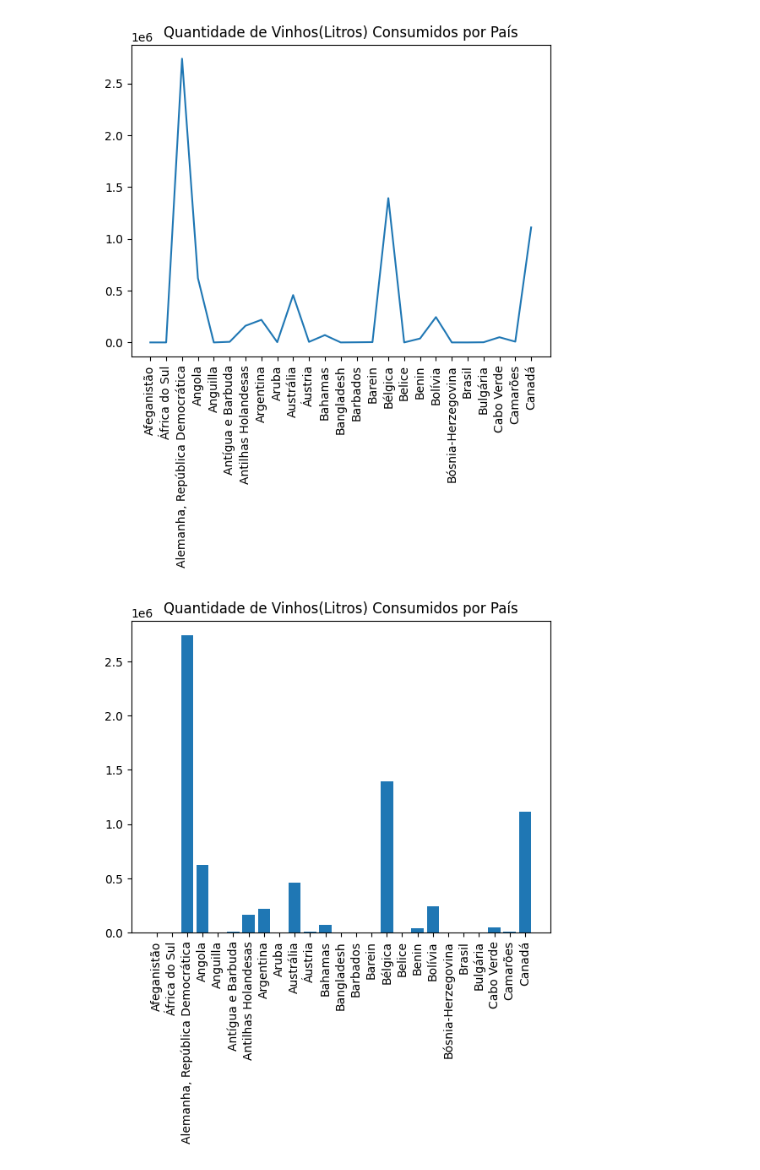
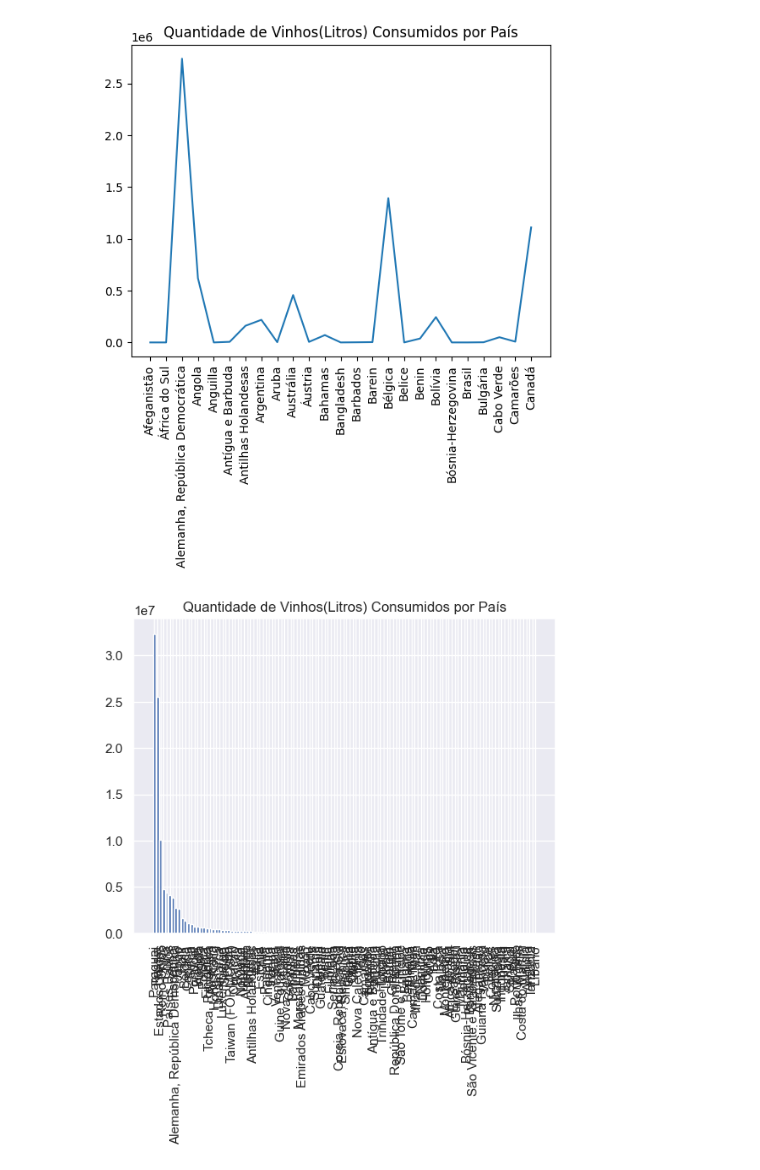
Before and after one commit to almeida25/data_analysis_vinicula, a Jupyter notebook: vinicula.ipynb, the cells around one changed output. Drawn from its saved outputs; the diff is of its cells as text; code cells hidden in the pictures.

```diff
--- a/vinicula.ipynb
+++ b/vinicula.ipynb
@@ -3,6 +3,9 @@
 # %%
 import pandas as pd
 import matplotlib.pyplot as plt
+import seaborn as sns
+
+sns.set()
 # %% [markdown]
 # Help Functions
 # %% [markdown]
@@ -378,10 +412,10 @@ plt.show();
 # %% [output]
 [figure]
 # %%
-df_vinho_sample = df_exp_vinho_tabela_final.head(25)
+df_vinho_sample = df_exp_vinho_tabela_final
 plt.bar(df_vinho_sample.index, height=df_vinho_sample['Total em Litros'])
 plt.xticks(rotation=90)
 plt.title("Quantidade de Vinhos(Litros) Consumidos por País")
 plt.show();
 # %% [output]
-[figure, old version]
+[figure, new version]
```
Also changed, not shown: parts of 47 cells of this notebook.
